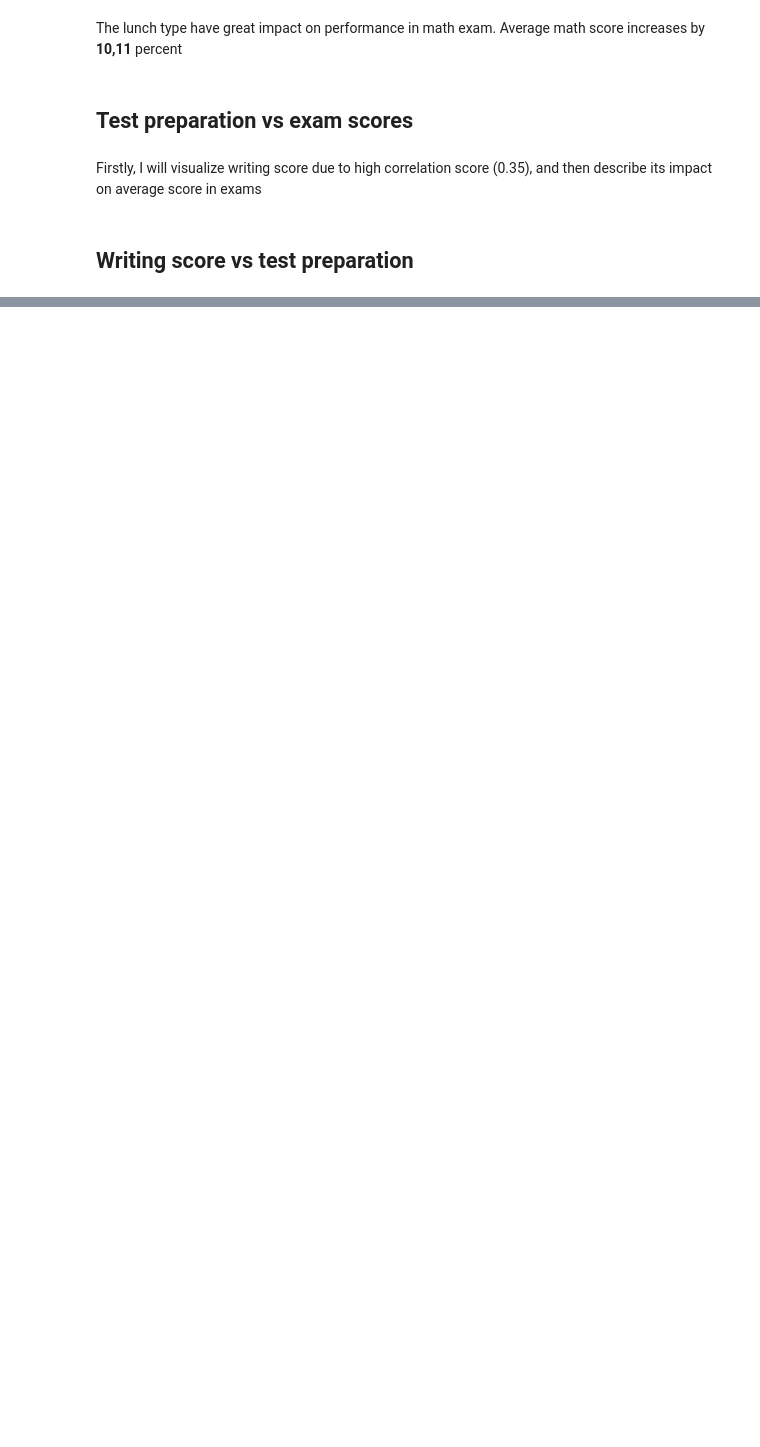
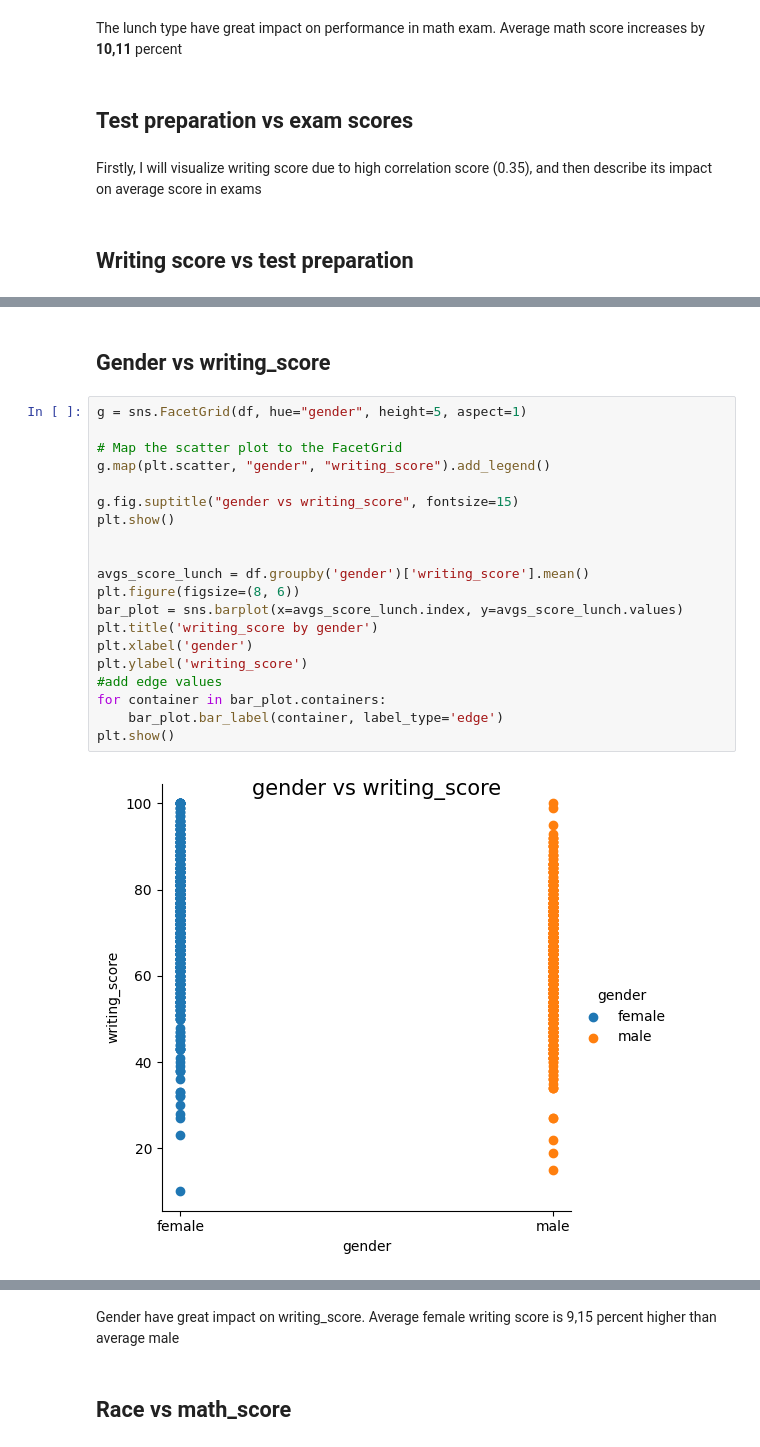
Before and after one commit to wiktor1468/StudentsStudyPerformance, a Jupyter notebook: StudentsStudyPerformance.ipynb, the cells around one changed output, grey strips where cells are left out. Cells and saved outputs as stored; diff of their text form; blank space fills up the shorter version.

```diff
--- a/StudentsStudyPerformance.ipynb
+++ b/StudentsStudyPerformance.ipynb
@@ -385,0 +386,24 @@ Test preparation course have great impact on writing_score. It increase average
+# %% [markdown]
+## Gender vs writing_score
+# %%
+g = sns.FacetGrid(df, hue="gender", height=5, aspect=1)
+
+# Map the scatter plot to the FacetGrid
+g.map(plt.scatter, "gender", "writing_score").add_legend()
+
+g.fig.suptitle("gender vs writing_score", fontsize=15)
+plt.show()
+
+
+avgs_score_lunch = df.groupby('gender')['writing_score'].mean()
+plt.figure(figsize=(8, 6))
+bar_plot = sns.barplot(x=avgs_score_lunch.index, y=avgs_score_lunch.values)
+plt.title('writing_score by gender')
+plt.xlabel('gender')
+plt.ylabel('writing_score')
+#add edge values
+for container in bar_plot.containers:
+    bar_plot.bar_label(container, label_type='edge')
+plt.show()
+# %% [output]
+[figure, added]
@@ -385,0 +411,4 @@ Test preparation course have great impact on writing_score. It increase average
+# %% [markdown]
+Gender have great impact on writing_score. Average female writing score is 9,15 percent higher than average male
+# %% [markdown]
+## Race vs math_score
```
Also changed, not shown: parts of 3 cells of this notebook.
